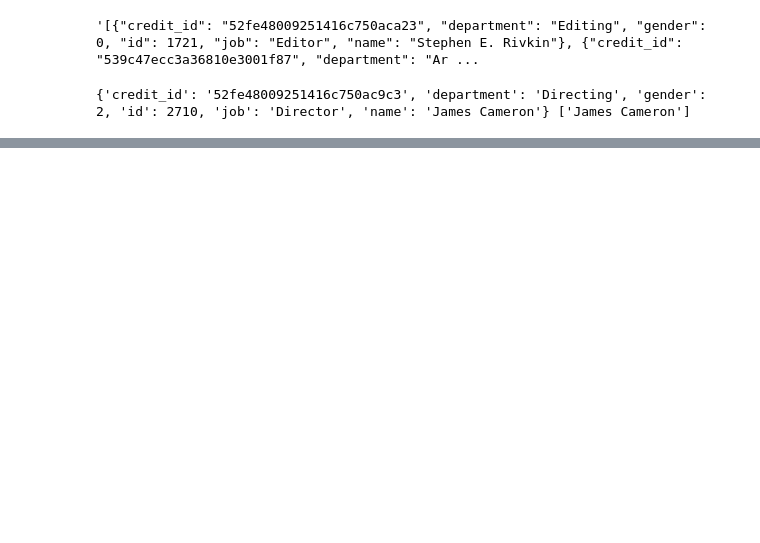
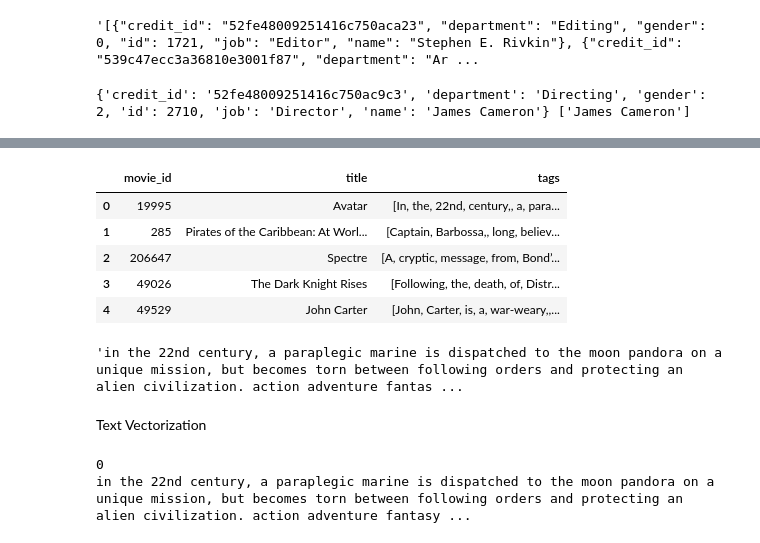
Before and after one commit to MoreJignesh/movie_recommendation_system_ml, a Jupyter notebook: notebook/EDA_movie_recommendation.ipynb, the cells around one changed output, grey strips where cells are left out. Drawn from its saved outputs; the diff is of its cells as text; code cells hidden in the pictures; blank space fills up the shorter version.

```diff
--- a/notebook/EDA_movie_recommendation.ipynb
+++ b/notebook/EDA_movie_recommendation.ipynb
@@ -262,0 +298,2 @@ main_movies.head(3)
+# %%
+main_movies.loc[:,'tags'] = main_movies['overview'] + main_movies['genres'] + main_movies['keywords'] + main_movies['cast'] + main_movies['crew']
@@ -262,0 +315,10 @@ main_movies.head(3)
+# %%
+new_main_df = main_movies[['movie_id','title','tags']]
+new_main_df.head()
+# %% [output]
+|  | movie_id | title | tags |
+| 0 | 19995 | Avatar | [In, the, 22nd, century,, a, para... |
+| 1 | 285 | Pirates of the Caribbean: At Worl... | [Captain, Barbossa,, long, believ... |
+| 2 | 206647 | Spectre | [A, cryptic, message, from, Bond’... |
+| 3 | 49026 | The Dark Knight Rises | [Following, the, death, of, Distr... |
+| 4 | 49529 | John Carter | [John, Carter, is, a, war-weary,,... |
@@ -262,0 +327,7 @@ main_movies.head(3)
+# %%
+new_main_df.loc[:,'tags'] = new_main_df['tags'].apply(lambda x: x.lower())
+new_main_df['tags'][0]
+# %% [output]
+'in the 22nd century, a paraplegic marine is dispatched to the moon pandora on a unique mission, but becomes torn between following orders and protecting an alien civilization. action adventure fantas ...
+# %% [markdown]
+Text Vectorization
@@ -262,0 +337,6 @@ main_movies.head(3)
+# %%
+print(new_main_df['tags'].isnull().sum())
+print(new_main_df['tags'][0])
+# %% [output]
+0
+in the 22nd century, a paraplegic marine is dispatched to the moon pandora on a unique mission, but becomes torn between following orders and protecting an alien civilization. action adventure fantasy ...
```
Also changed, not shown: parts of 26 cells of this notebook.
